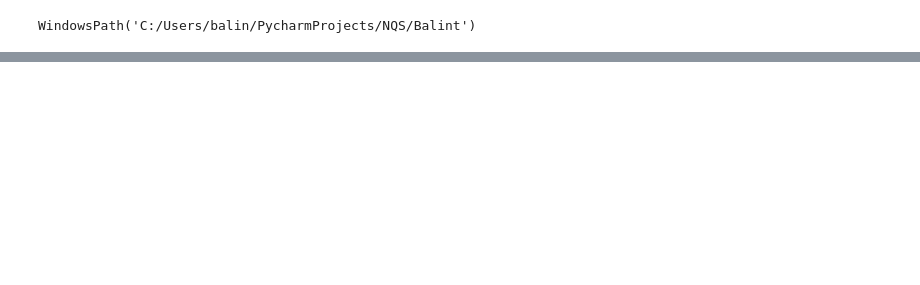
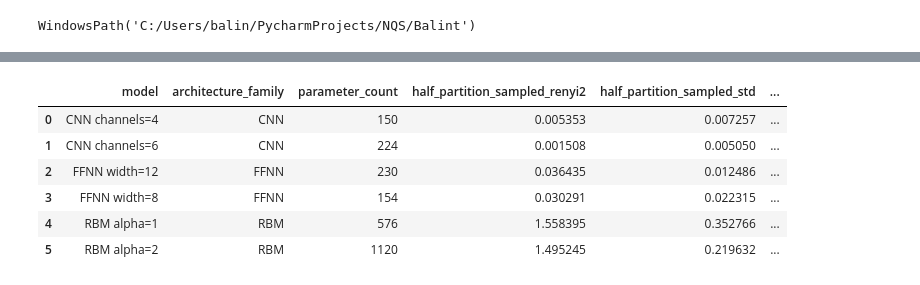
Before and after one commit to SBT2004/NQS, a Jupyter notebook: Balint/demos/exercise_2.ipynb, the cells around one changed output, grey strips where cells are left out. Cells and saved outputs as stored; diff of their text form; code cells hidden in the pictures; blank space fills up the shorter version.

```diff
--- a/Balint/demos/exercise_2.ipynb
+++ b/Balint/demos/exercise_2.ipynb
@@ -408,0 +384,62 @@ build_output_manifest([
+# %%
+exercise_2_architecture = run_random_architecture_study(
+    architecture_configs={
+        'RBM alpha=1': {
+            'model_name': 'RBM',
+            'model_kwargs': {'alpha': 1},
+            'initialization': {'phase_scale': 0.0, 'label': 'real-amplitude'},
+        },
+        'RBM alpha=2': {
+            'model_name': 'RBM',
+            'model_kwargs': {'alpha': 2},
+            'initialization': {'phase_scale': 0.0, 'label': 'real-amplitude'},
+        },
+        'FFNN width=8': {
+            'model_name': 'FFNN',
+            'model_kwargs': {'hidden_dims': (8,)},
+            'initialization': {'phase_scale': 0.0, 'label': 'real-amplitude'},
+        },
+        'FFNN width=12': {
+            'model_name': 'FFNN',
+            'model_kwargs': {'hidden_dims': (12,)},
+            'initialization': {'phase_scale': 0.0, 'label': 'real-amplitude'},
+        },
+        'CNN channels=4': {
+            'model_name': 'CNN',
+            'model_kwargs': {'channels': (4,), 'kernel_size': (2, 2)},
+            'initialization': {'phase_scale': 0.0, 'label': 'real-amplitude'},
+        },
+        'CNN channels=6': {
+            'model_name': 'CNN',
+            'model_kwargs': {'channels': (6,), 'kernel_size': (2, 2)},
+            'initialization': {'phase_scale': 0.0, 'label': 'real-amplitude'},
+        },
+    },
+    seeds=architecture_seeds,
+    lattice_shape=study_config['lattice_shape'],
+    pbc=study_config['pbc'],
+    hamiltonian=study_config['hamiltonian'],
+    J=study_config['J'],
+    h=study_config['h'],
+    n_samples=sampling_config['n_samples'],
+    n_discard_per_chain=sampling_config['n_discard_per_chain'],
+    n_chains=sampling_config['n_chains'],
+    entropy_n_independent_runs=sampling_config['entropy_n_independent_runs'],
+)
+exercise_2_architecture_summary = exercise_2_architecture['summary_table'].copy()
+exercise_2_architecture_summary[[
+    'model',
+    'architecture_family',
+    'parameter_count',
+    'half_partition_sampled_renyi2',
+    'half_partition_sampled_std',
+    'valid_entropy_fraction',
+]]
+# %% [output]
+|  | model | architecture_family | parameter_count | half_partition_sampled_renyi2 | half_partition_sampled_std | ... |
+| 0 | CNN channels=4 | CNN | 150 | 0.005353 | 0.007257 | ... |
+| 1 | CNN channels=6 | CNN | 224 | 0.001508 | 0.005050 | ... |
+| 2 | FFNN width=12 | FFNN | 230 | 0.036435 | 0.012486 | ... |
+| 3 | FFNN width=8 | FFNN | 154 | 0.030291 | 0.022315 | ... |
+| 4 | RBM alpha=1 | RBM | 576 | 1.558395 | 0.352766 | ... |
+| 5 | RBM alpha=2 | RBM | 1120 | 1.495245 | 0.219632 | ... |
```
Also changed, not shown: parts of 53 cells of this notebook, 4 other files.
